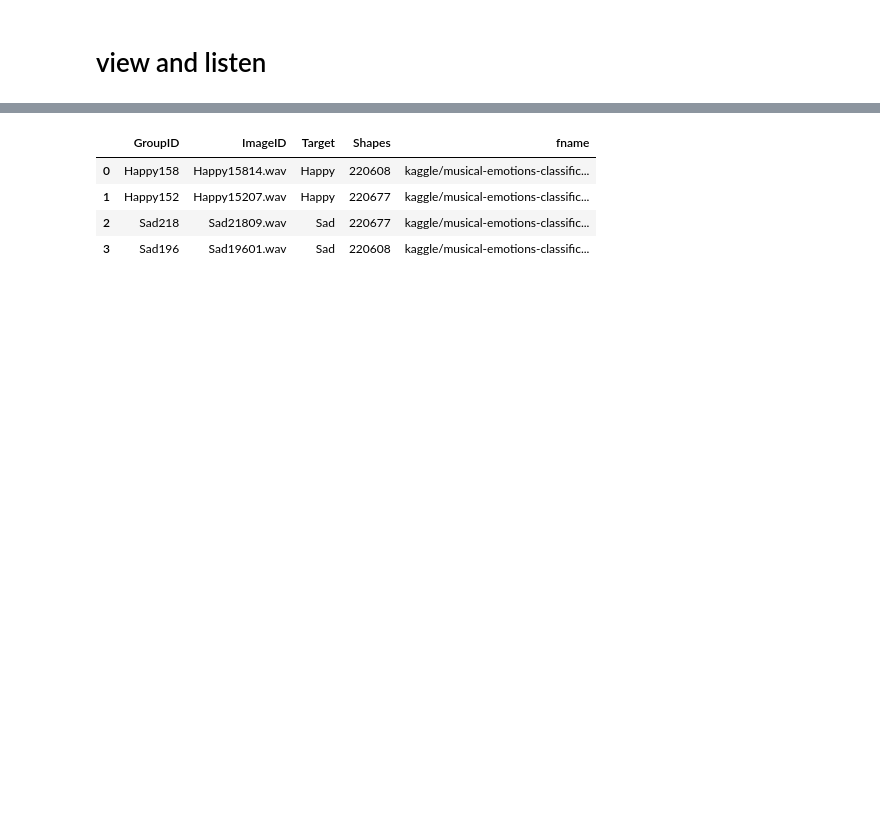
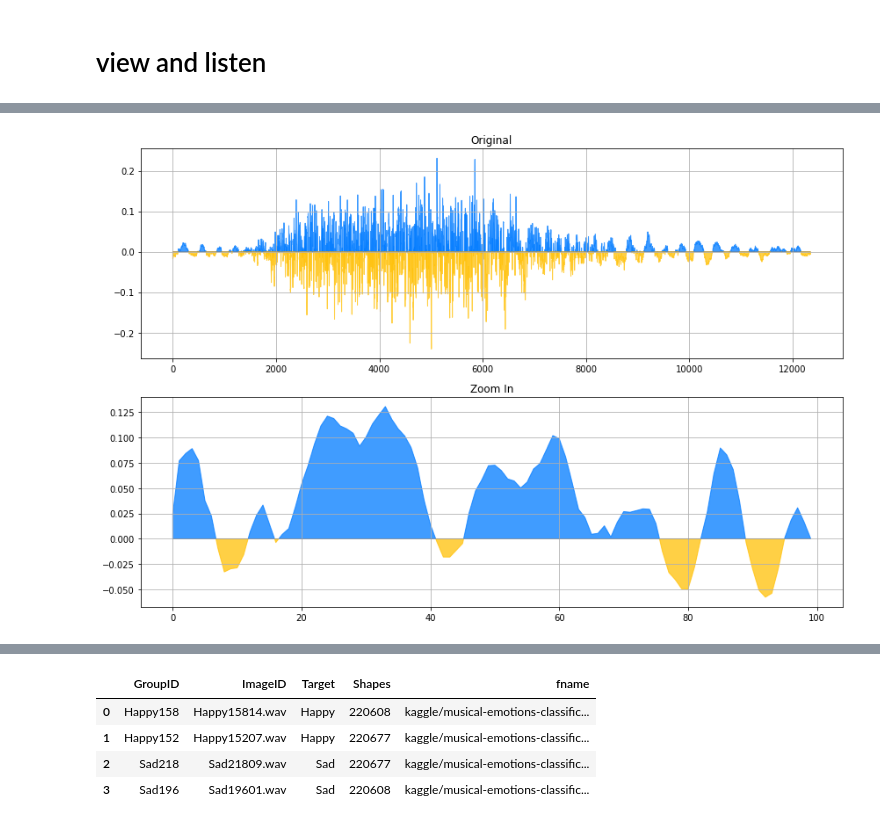
Before and after one commit to PacktPublishing/Data-Augmentation-with-Python, a Jupyter notebook: data_augmentation_with_python_chapter_7.ipynb, the cells around one changed output, grey strips where cells are left out. Cells and saved outputs as stored; diff of their text form; code cells hidden in the pictures; blank space fills up the shorter version.

```diff
--- a/data_augmentation_with_python_chapter_7.ipynb
+++ b/data_augmentation_with_python_chapter_7.ipynb
@@ -327,0 +360,4 @@ pluto.draw_audio(pluto.df_music_data)
+# %%
+pluto.draw_audio(pluto.df_sound_data)
+# %% [output]
+[figure, added]
```
Also changed, not shown: parts of 31 cells of this notebook.
